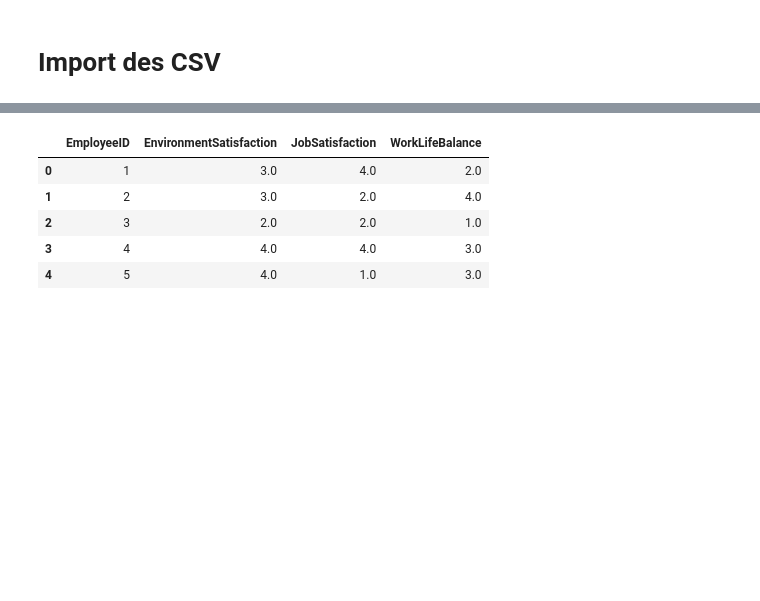
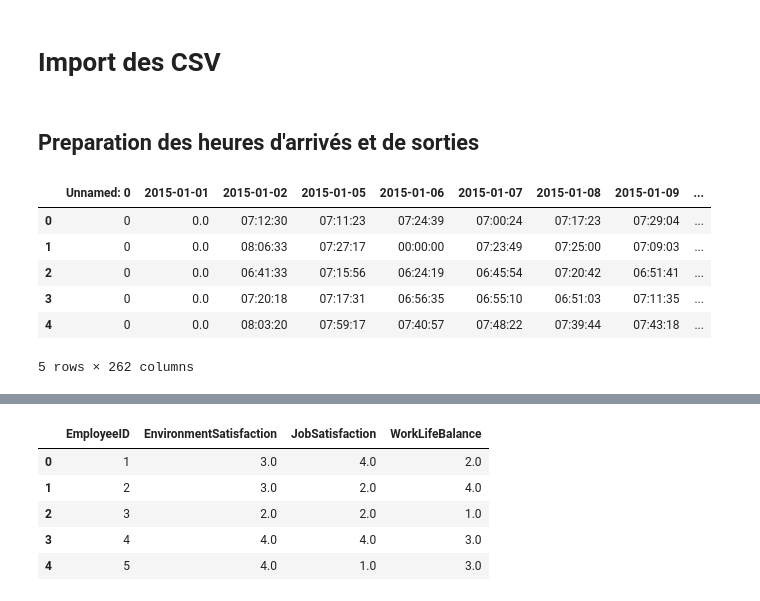
Before and after one commit to Bnder1/Projet-IA, a Jupyter notebook: Projet-IA.ipynb, the cells around one changed output, grey strips where cells are left out. Cells and saved outputs as stored; diff of their text form; code cells hidden in the pictures; blank space fills up the shorter version.

```diff
--- a/Projet-IA.ipynb
+++ b/Projet-IA.ipynb
@@ -81,3 +81,27 @@ general = general_data()
 manager = manager_survey_data()
 outTime = out_time_data()
 inTime = in_time_data()
+# %% [markdown]
+## Preparation des heures d'arrivés et de sorties
+# %%
+inTimeCpy = inTime.copy()
+inTimeCpy = inTimeCpy.fillna(0)
+outTimeCpy = outTime.copy()
+outTimeCpy = outTimeCpy.fillna(0)
+
+for k in range(2,len(inTimeCpy.columns)):
+    inTimeCpy[inTimeCpy.columns[k]] = pd.to_datetime(inTimeCpy[inTimeCpy.columns[k]], format='%Y-%m-%d %H:%M:%S')
+for k in range(2,len(outTimeCpy.columns)):
+    outTimeCpy[outTimeCpy.columns[k]] = pd.to_datetime(outTimeCpy[outTimeCpy.columns[k]], format='%Y-%m-%d %H:%M:%S')
+
+deltaTime = outTimeCpy-inTimeCpy
+
+deltaTime.head()
+# %% [output]
+|  | Unnamed: 0 | 2015-01-01 | 2015-01-02 | 2015-01-05 | 2015-01-06 | 2015-01-07 | 2015-01-08 | 2015-01-09 | ... |
+| 0 | 0 | 0.0 | 07:12:30 | 07:11:23 | 07:24:39 | 07:00:24 | 07:17:23 | 07:29:04 | ... |
+| 1 | 0 | 0.0 | 08:06:33 | 07:27:17 | 00:00:00 | 07:23:49 | 07:25:00 | 07:09:03 | ... |
+| 2 | 0 | 0.0 | 06:41:33 | 07:15:56 | 06:24:19 | 06:45:54 | 07:20:42 | 06:51:41 | ... |
+| 3 | 0 | 0.0 | 07:20:18 | 07:17:31 | 06:56:35 | 06:55:10 | 06:51:03 | 07:11:35 | ... |
+| 4 | 0 | 0.0 | 08:03:20 | 07:59:17 | 07:40:57 | 07:48:22 | 07:39:44 | 07:43:18 | ... |
+5 rows × 262 columns
```
Also changed, not shown: parts of 6 cells of this notebook.
